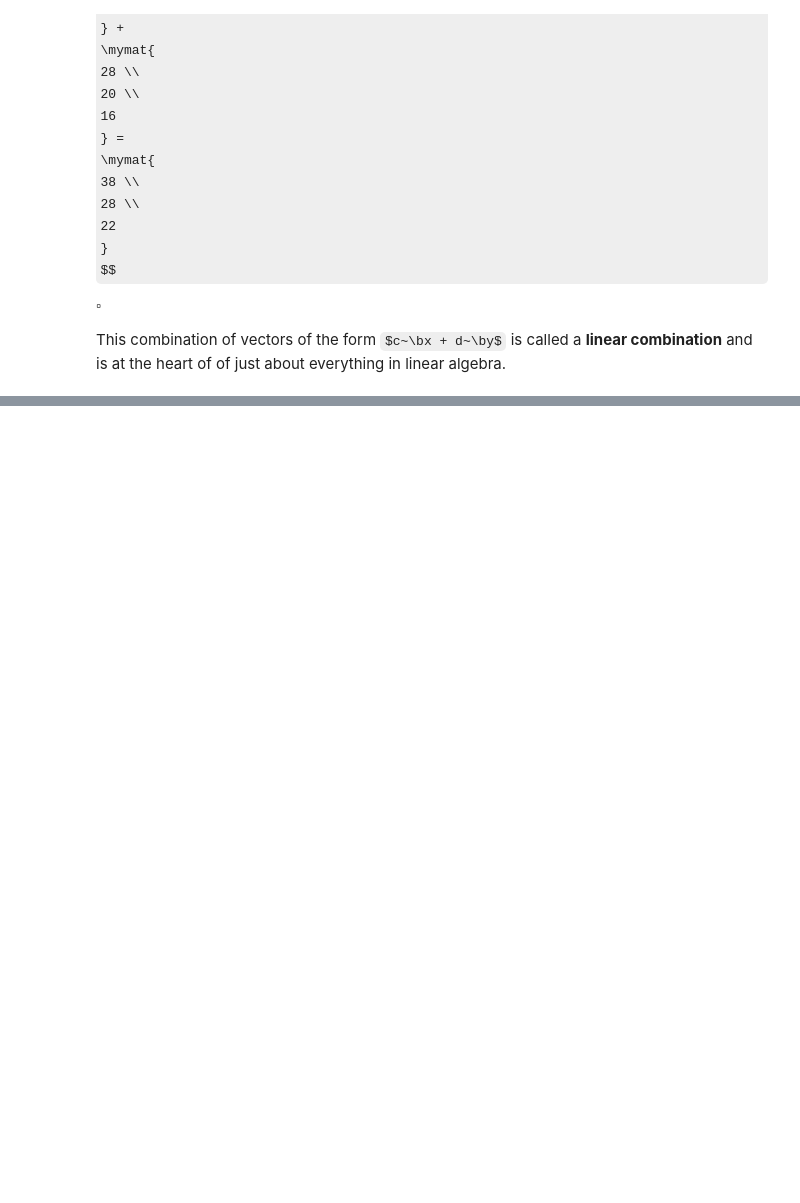
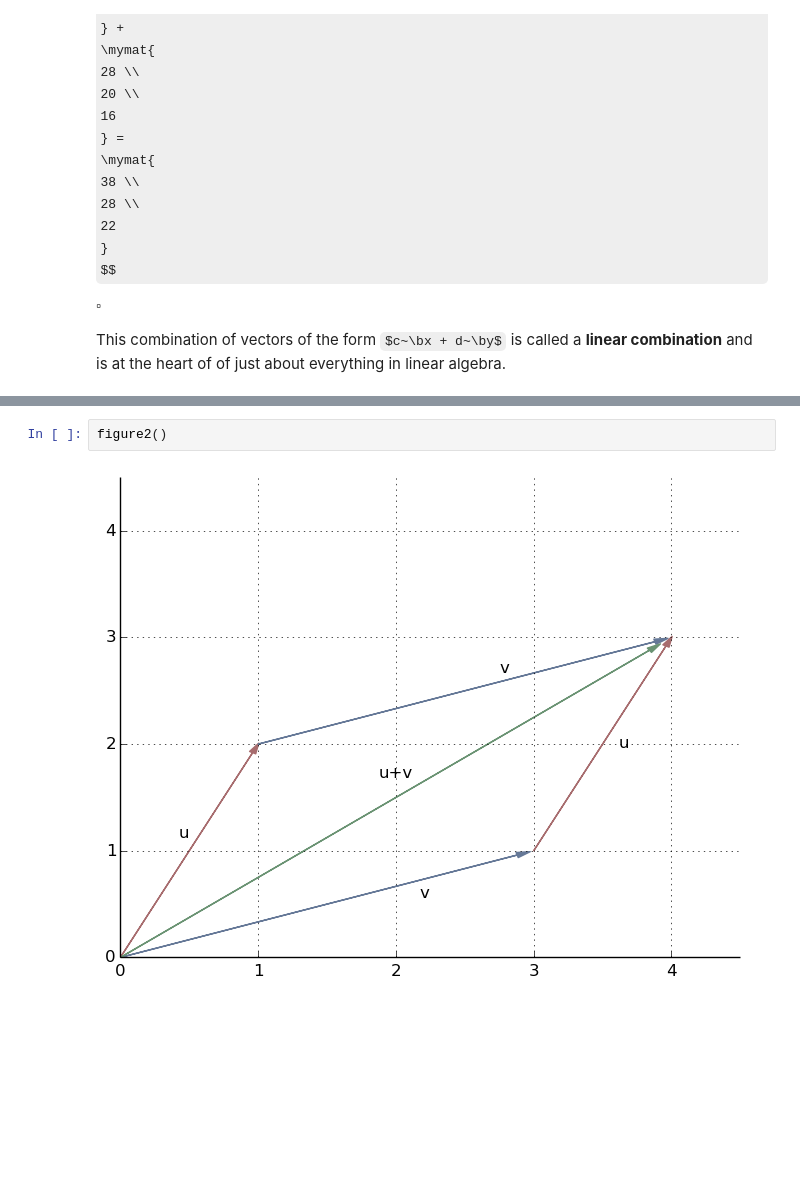
Before and after one commit to nbellowe/csci2820, a Jupyter notebook: lecture_notes/Lecture1.ipynb, the cells around one changed output, grey strips where cells are left out. Saved outputs shown, nothing was run; the diff lists cells and outputs as text; some formulas as TeX source; blank space fills up the shorter version.

```diff
--- a/lecture_notes/Lecture1.ipynb
+++ b/lecture_notes/Lecture1.ipynb
@@ -260,2 +292,6 @@ figure1()
+# %%
+figure2()
+# %% [output]
+[figure, added]
 # %% [markdown]
 <br><br><br><br><br><br><br><br>
```
Also changed, not shown: parts of 3 cells of this notebook.
